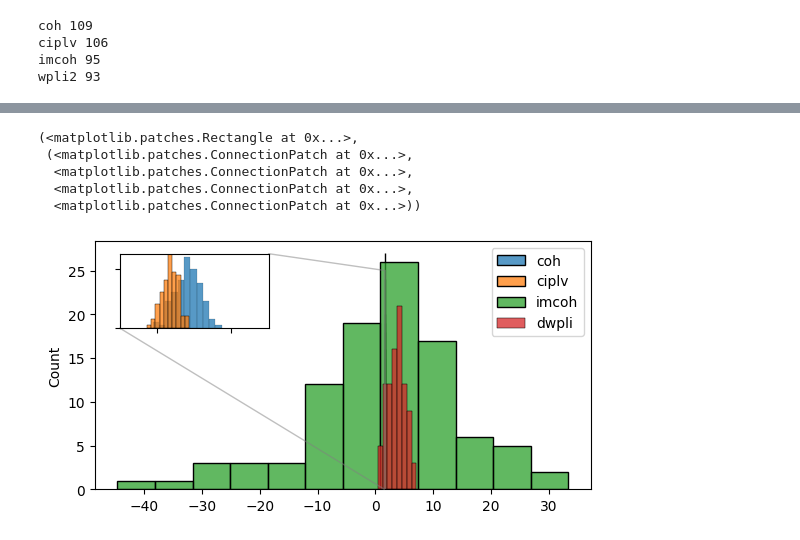
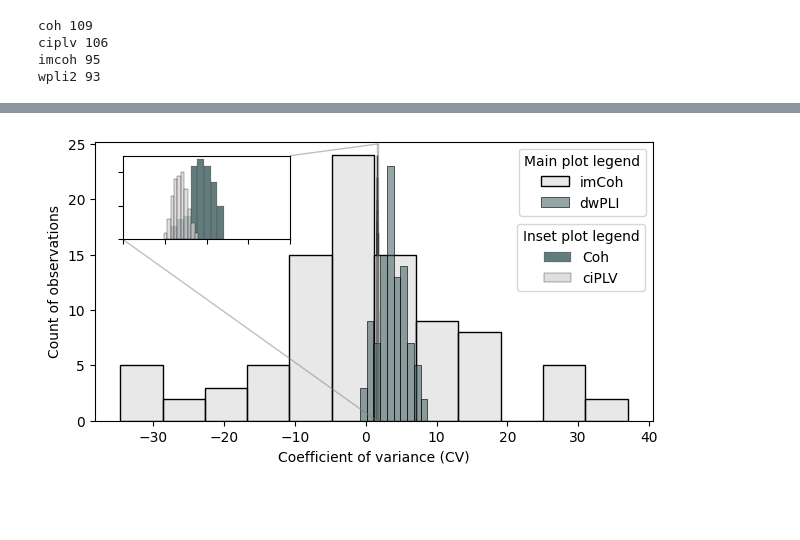
Before and after one commit to dsrishyla/Connectivity_EEG_benchmarking_manuscript, a Jupyter notebook: real_variance_functional.ipynb, the cells around one changed output, grey strips where cells are left out. Saved outputs shown, nothing was run; the diff lists cells and outputs as text; code cells hidden in the pictures; blank space fills up the shorter version.

```diff
--- a/real_variance_functional.ipynb
+++ b/real_variance_functional.ipynb
@@ -140,3 +158,8 @@ for method in methods:
+# %%
+#Remove outliers
+for method in methods:
+    inter_variance_dict[method] = remove_outliers(inter_variance_dict[method])
+    intra_variance_dict[method] = remove_outliers(intra_variance_dict[method])
 # %%
 ##CHECK SAMPLE SIZES OF DICTIONARIES
 for method in methods:
@@ -349,37 +246,45 @@ fig.tight_layout()
 # %%
+#1 figure to show inter variance distribution with inlaid panel
+
 fig, main_ax = plt.subplots(); main_ax.set_box_aspect(0.5)
 inset_ax = main_ax.inset_axes(
    [0.05, 0.65, 0.3, 0.3],  # [x, y, width, height] w.r.t. axes
     xlim=[4,5], ylim=[4, 5], # sets viewport &amp; tells relation to main axes
     xticklabels=[], yticklabels=[]
 )
 
 # add plot content
 
-sns.histplot(inter_variance_dict['coh'], ax=main_ax, label='coh')
-sns.histplot(inter_variance_dict['coh'], ax=inset_ax)
+sns.histplot(inter_variance_dict['coh'], ax=main_ax, color='darkslategray')
+sns.histplot(inter_variance_dict['coh'], color='darkslategray', label='Coh', ax=inset_ax)
 inset_ax.set_xlim(1.55,1.75)
 inset_ax.set_ylim(0,25)
 inset_ax.set_ylabel('')
 
-sns.histplot(inter_variance_dict['ciplv'], ax=main_ax, label='ciplv')
-sns.histplot(inter_variance_dict['ciplv'], ax=inset_ax)
+sns.histplot(inter_variance_dict['ciplv'], ax=main_ax,  color='lightgray')
+sns.histplot(inter_variance_dict['ciplv'], color='lightgray', label='ciPLV', ax=inset_ax)
 inset_ax.set_xlim(1.55,1.75)
 inset_ax.set_ylim(0,25)
 inset_ax.set_ylabel('')
 
-sns.histplot(inter_variance_dict['imcoh'], ax=main_ax, label='imcoh')
+sns.histplot(inter_variance_dict['imcoh'], ax=main_ax, color = "lightgray", label='imCoh', alpha=0.5)
+#sns.histplot(inter_variance_dict['imcoh'], ax=inset_ax, color = "lightgray", alpha=0.5)
+inset_ax.set_ylabel('')
 
-sns.histplot(inter_variance_dict['wpli2'], ax=main_ax, label='dwpli')
+sns.histplot(inter_variance_dict['wpli2'], ax=main_ax, color="darkslategray", label='dwPLI',alpha=0.5)
+#sns.histplot(inter_variance_dict['wpli2'], ax=inset_ax, color="darkslategray", alpha=0.5)
+inset_ax.set_ylabel('')
 
-main_ax.legend()
+main_ax.legend(loc="upper right", title='Main plot legend')
+inset_ax.legend(loc="lower right", bbox_to_anchor=(3.16, -0.7), title='Inset plot legend')
 
 # add zoom leaders
 main_ax.indicate_inset_zoom(inset_ax)
+
+main_ax.set_ylabel('Count of observations')
+main_ax.set_xlabel('Coefficient of variance (CV)')
+
+fig.tight_layout()
+fig.savefig('inter_variance_plots_functional.png', dpi=300)
 # %% [output]
-(<matplotlib.patches.Rectangle at 0x...>,
- (<matplotlib.patches.ConnectionPatch at 0x...>,
-  <matplotlib.patches.ConnectionPatch at 0x...>,
-  <matplotlib.patches.ConnectionPatch at 0x...>,
-  <matplotlib.patches.ConnectionPatch at 0x...>))
-[figure, old version]
+[figure, new version]
```
Also changed, not shown: parts of 15 cells of this notebook, 2 other files.
